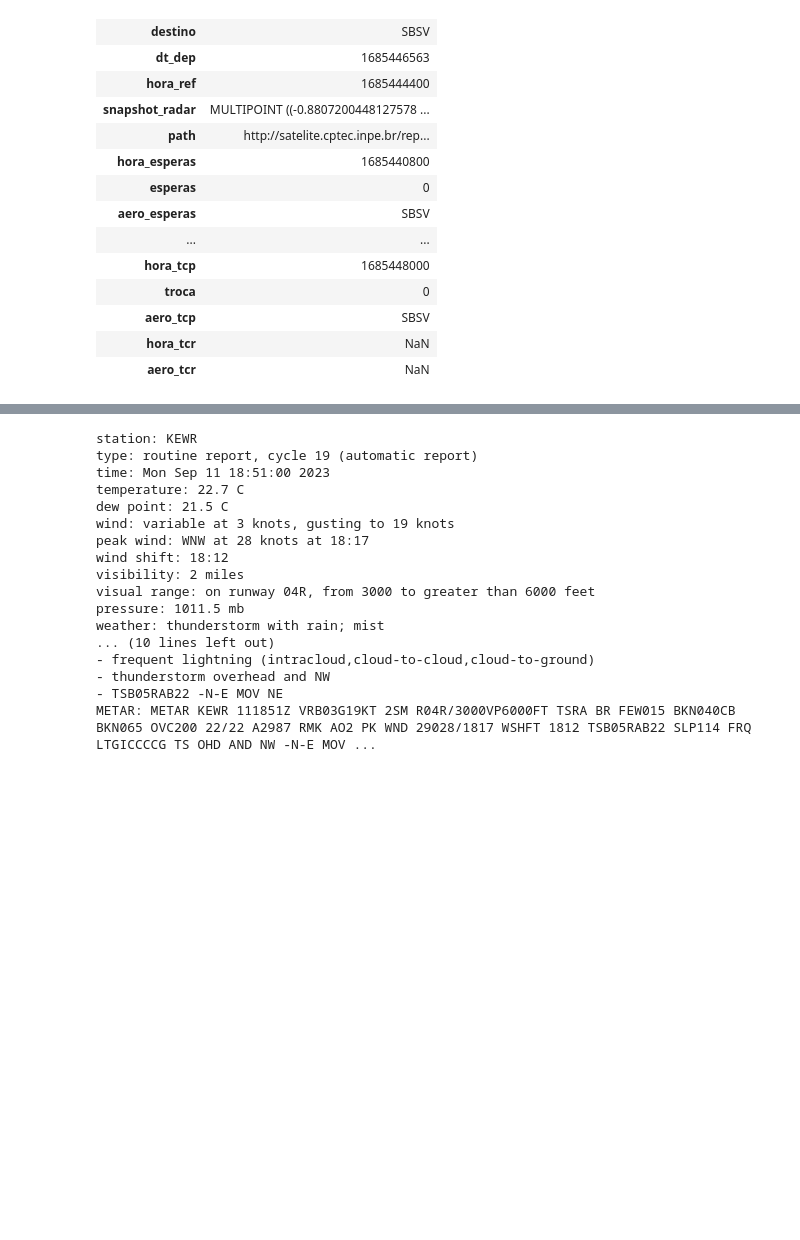
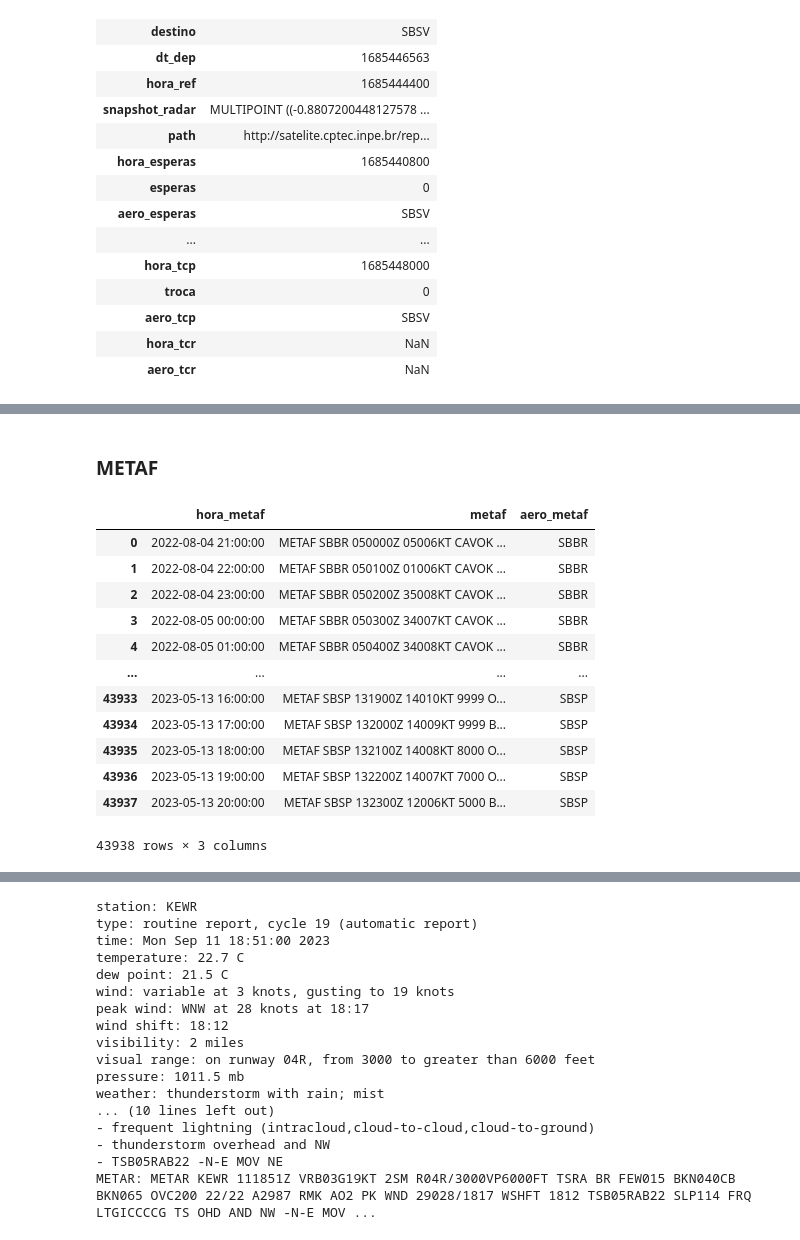
Before and after one commit to UFRJ-Analytica/competicao-ita, a Jupyter notebook: main.ipynb, the cells around one changed output, grey strips where cells are left out. Drawn from its saved outputs; the diff is of its cells as text; code cells hidden in the pictures; blank space fills up the shorter version.

```diff
--- a/main.ipynb
+++ b/main.ipynb
@@ -57,0 +112,19 @@ def convert(timestamp):
+# %% [markdown]
+### METAF
+# %%
+metaf = read_and_process_csv('Dados/metaf.csv', date_columns=['hora'], rename_columns={'hora': 'hora_metaf', 'aero': 'aero_metaf'})
+metaf
+# %% [output]
+|  | hora_metaf | metaf | aero_metaf |
+| 0 | 2022-08-04 21:00:00 | METAF SBBR 050000Z 05006KT CAVOK ... | SBBR |
+| 1 | 2022-08-04 22:00:00 | METAF SBBR 050100Z 01006KT CAVOK ... | SBBR |
+| 2 | 2022-08-04 23:00:00 | METAF SBBR 050200Z 35008KT CAVOK ... | SBBR |
+| 3 | 2022-08-05 00:00:00 | METAF SBBR 050300Z 34007KT CAVOK ... | SBBR |
+| 4 | 2022-08-05 01:00:00 | METAF SBBR 050400Z 34008KT CAVOK ... | SBBR |
+| ... | ... | ... | ... |
+| 43933 | 2023-05-13 16:00:00 | METAF SBSP 131900Z 14010KT 9999 O... | SBSP |
+| 43934 | 2023-05-13 17:00:00 | METAF SBSP 132000Z 14009KT 9999 B... | SBSP |
+| 43935 | 2023-05-13 18:00:00 | METAF SBSP 132100Z 14008KT 8000 O... | SBSP |
+| 43936 | 2023-05-13 19:00:00 | METAF SBSP 132200Z 14007KT 7000 O... | SBSP |
+| 43937 | 2023-05-13 20:00:00 | METAF SBSP 132300Z 12006KT 5000 B... | SBSP |
+43938 rows × 3 columns
```
Also changed, not shown: parts of 28 cells of this notebook.
